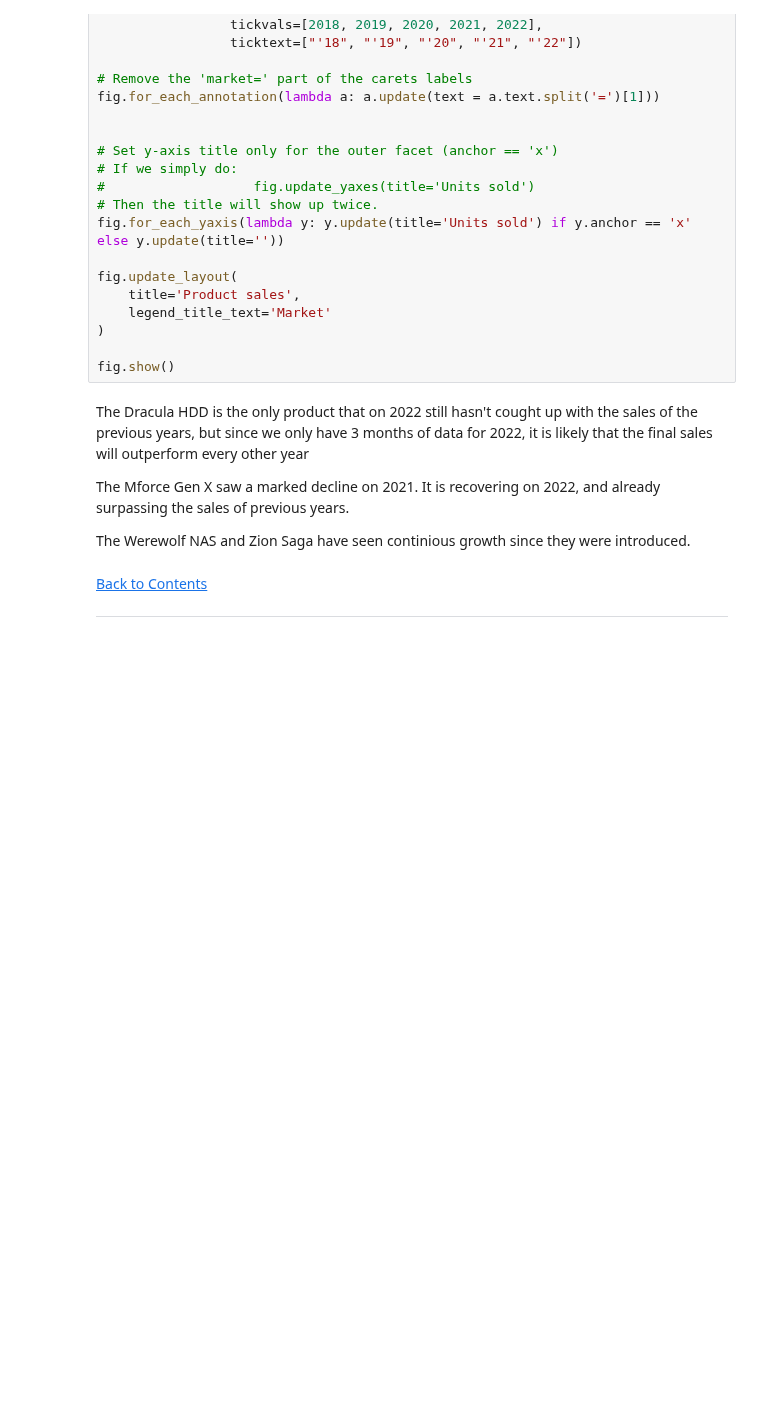
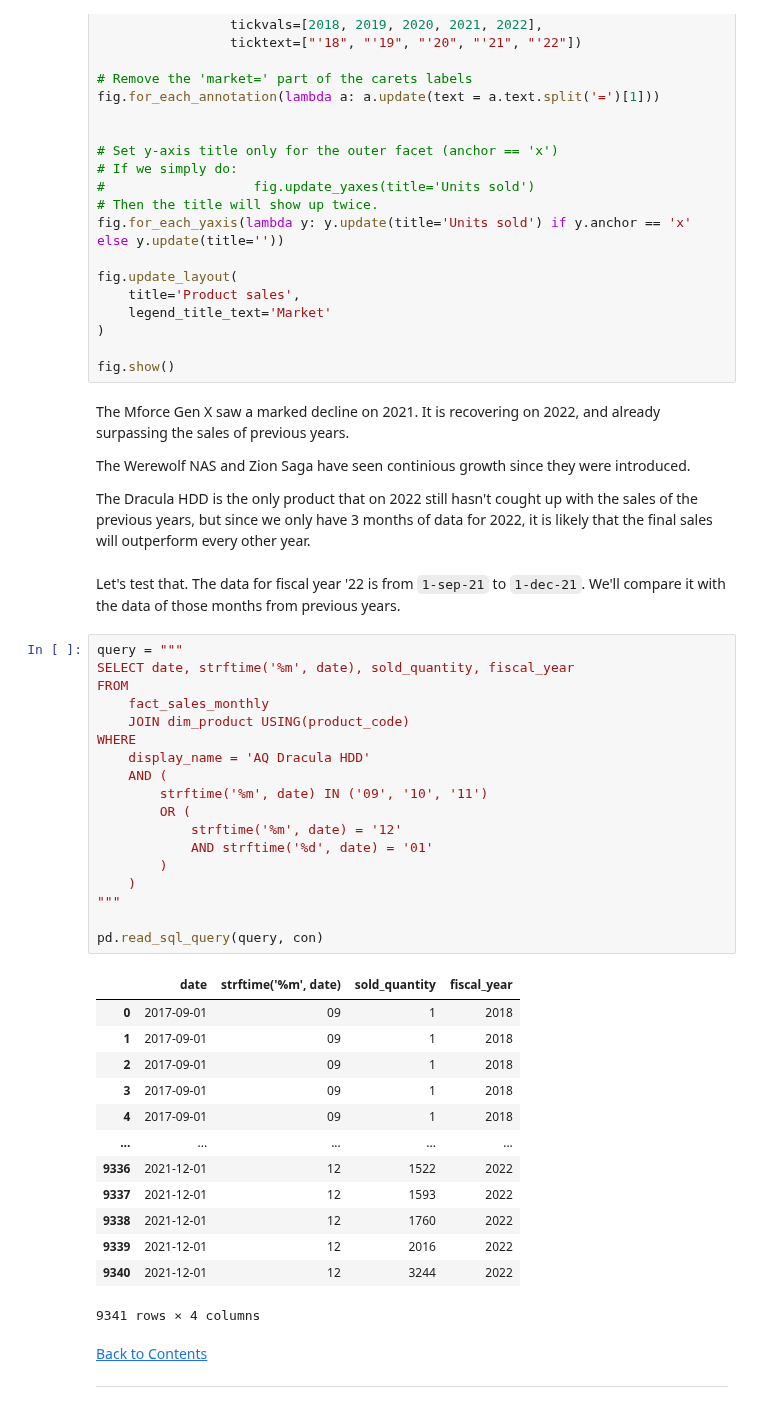
Before and after one commit to Silverscale/AtliQ_Products_Analysis, a Jupyter notebook: atliq_product_analysis.ipynb, the cells around one changed output. Saved outputs shown, nothing was run; the diff lists cells and outputs as text; blank space fills up the shorter version.

Commit message:
Hypothesis Data fetch

```diff
--- a/atliq_product_analysis.ipynb
+++ b/atliq_product_analysis.ipynb
@@ -1279,11 +1279,45 @@ fig.update_layout(
 
 fig.show()
 # %% [markdown]
-The Dracula HDD is the only product that on 2022 still hasn't cought up with the sales of the previous years, but since we only have 3 months of data for 2022, it is likely that the final sales will outperform every other year
-
 The Mforce Gen X saw a marked decline on 2021. It is recovering on 2022, and already surpassing the sales of previous years.
 
 The Werewolf NAS and Zion Saga have seen continious growth since they were introduced.
+
+The Dracula HDD is the only product that on 2022 still hasn't cought up with the sales of the previous years, but since we only have 3 months of data for 2022, it is likely that the final sales will outperform every other year.
+# %% [markdown]
+Let's test that. The data for fiscal year '22 is from `1-sep-21` to `1-dec-21`. We'll compare it with the data of those months from previous years.
+# %%
+query = """
+SELECT date, strftime('%m', date), sold_quantity, fiscal_year
+FROM
+    fact_sales_monthly
+    JOIN dim_product USING(product_code)
+WHERE
+    display_name = 'AQ Dracula HDD'
+    AND (
+        strftime('%m', date) IN ('09', '10', '11')
+        OR (
+            strftime('%m', date) = '12'
+            AND strftime('%d', date) = '01'
+        )
+    )
+"""
+
+pd.read_sql_query(query, con)
+# %% [output]
+|  | date | strftime('%m', date) | sold_quantity | fiscal_year |
+| 0 | 2017-09-01 | 09 | 1 | 2018 |
+| 1 | 2017-09-01 | 09 | 1 | 2018 |
+| 2 | 2017-09-01 | 09 | 1 | 2018 |
+| 3 | 2017-09-01 | 09 | 1 | 2018 |
+| 4 | 2017-09-01 | 09 | 1 | 2018 |
+| ... | ... | ... | ... | ... |
+| 9336 | 2021-12-01 | 12 | 1522 | 2022 |
+| 9337 | 2021-12-01 | 12 | 1593 | 2022 |
+| 9338 | 2021-12-01 | 12 | 1760 | 2022 |
+| 9339 | 2021-12-01 | 12 | 2016 | 2022 |
+| 9340 | 2021-12-01 | 12 | 3244 | 2022 |
+9341 rows × 4 columns
 # %% [markdown]
 [Back to Contents](#contents)
 
```
